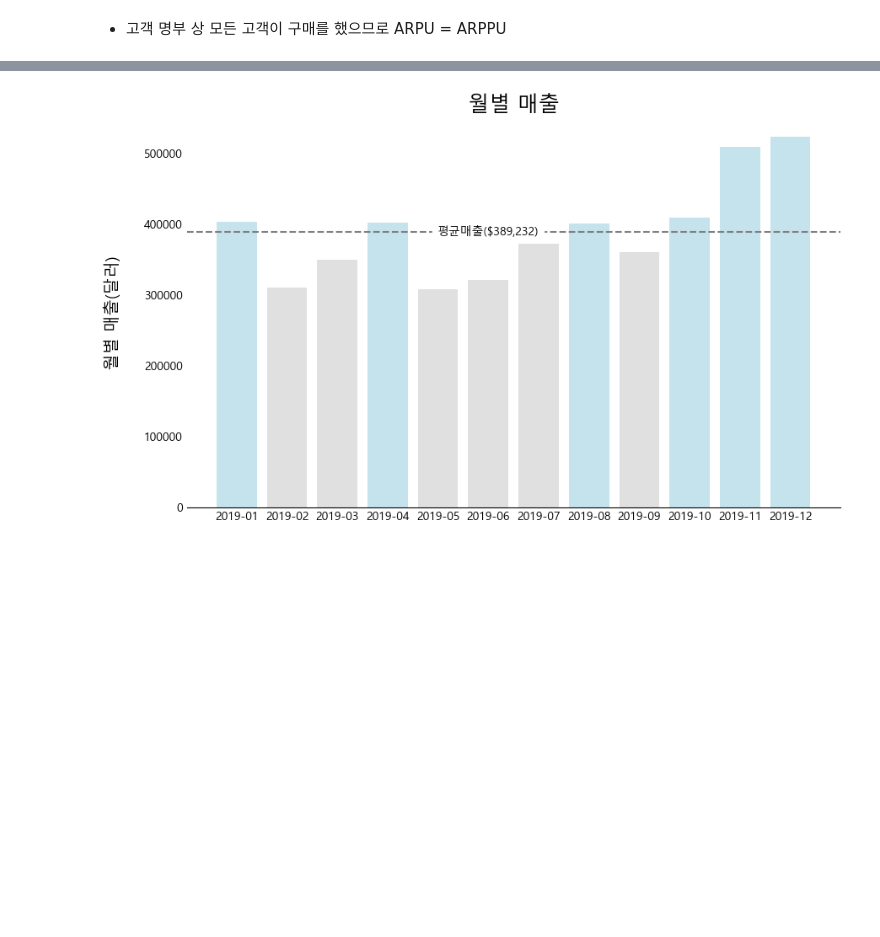
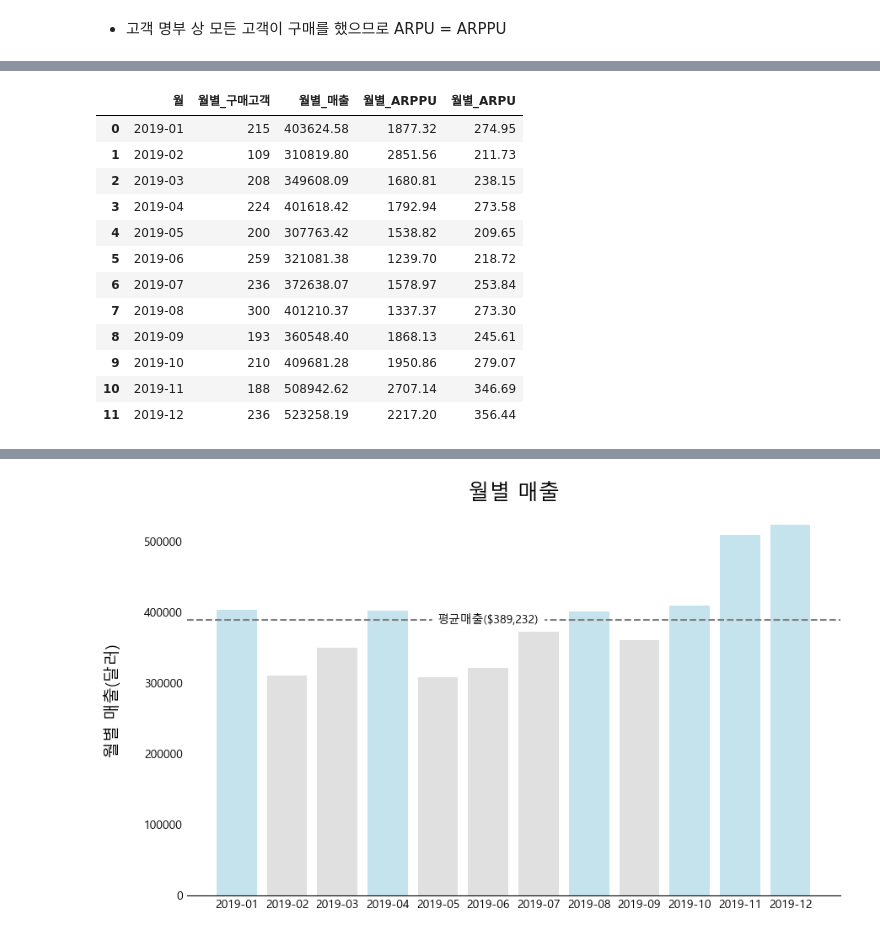
Before and after one commit to buzziru/ML_COMMERCE, a Jupyter notebook: eda/01_First Look_매출분석.ipynb, the cells around one changed output, grey strips where cells are left out. Saved outputs shown, nothing was run; the diff lists cells and outputs as text; code cells hidden in the pictures; blank space fills up the shorter version.

```diff
--- a/eda/01_First Look_매출분석.ipynb
+++ b/eda/01_First Look_매출분석.ipynb
@@ -210,6 +210,24 @@ month_arpu
 | 9 | 2019-10 | 210 | 409681.28 | 1950.86 |
 | 10 | 2019-11 | 188 | 508942.62 | 2707.14 |
 | 11 | 2019-12 | 236 | 523258.19 | 2217.20 |
+# %%
+month_arppu['월별_매출'] = month_arppu['월별_매출'].astype(float)
+month_arppu['월별_ARPU'] = round(month_arppu.월별_매출 / 1468, 2)
+month_arppu
+# %% [output]
+|  | 월 | 월별_구매고객 | 월별_매출 | 월별_ARPPU | 월별_ARPU |
+| 0 | 2019-01 | 215 | 403624.58 | 1877.32 | 274.95 |
+| 1 | 2019-02 | 109 | 310819.80 | 2851.56 | 211.73 |
+| 2 | 2019-03 | 208 | 349608.09 | 1680.81 | 238.15 |
+| 3 | 2019-04 | 224 | 401618.42 | 1792.94 | 273.58 |
+| 4 | 2019-05 | 200 | 307763.42 | 1538.82 | 209.65 |
+| 5 | 2019-06 | 259 | 321081.38 | 1239.70 | 218.72 |
+| 6 | 2019-07 | 236 | 372638.07 | 1578.97 | 253.84 |
+| 7 | 2019-08 | 300 | 401210.37 | 1337.37 | 273.30 |
+| 8 | 2019-09 | 193 | 360548.40 | 1868.13 | 245.61 |
+| 9 | 2019-10 | 210 | 409681.28 | 1950.86 | 279.07 |
+| 10 | 2019-11 | 188 | 508942.62 | 2707.14 | 346.69 |
+| 11 | 2019-12 | 236 | 523258.19 | 2217.20 | 356.44 |
 # %%
 plt.figure(figsize=(10, 6))
 
```
Also changed, not shown: parts of 10 cells of this notebook.
